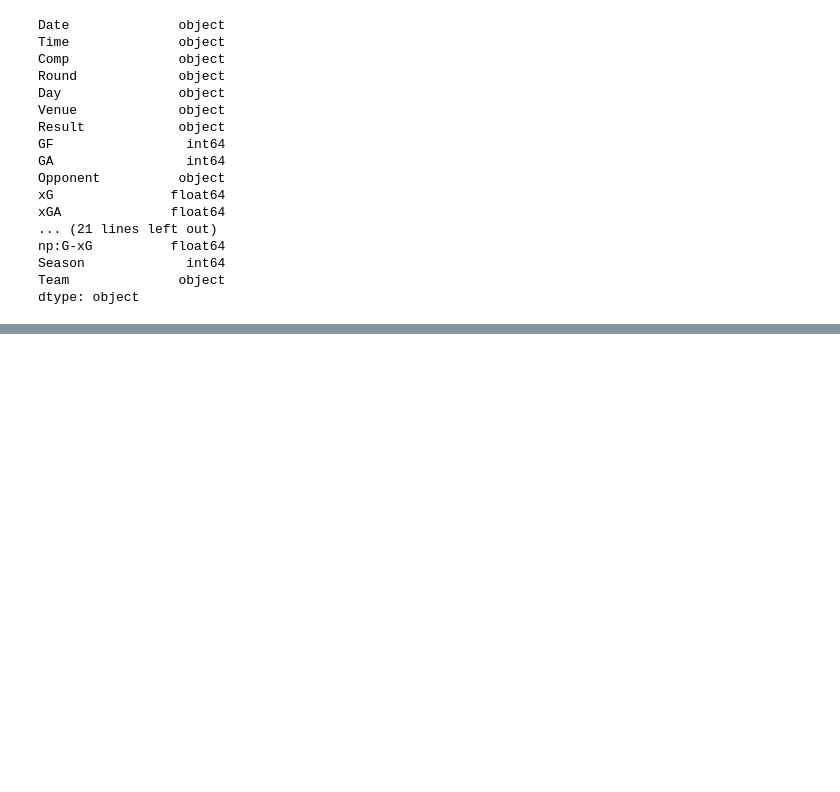
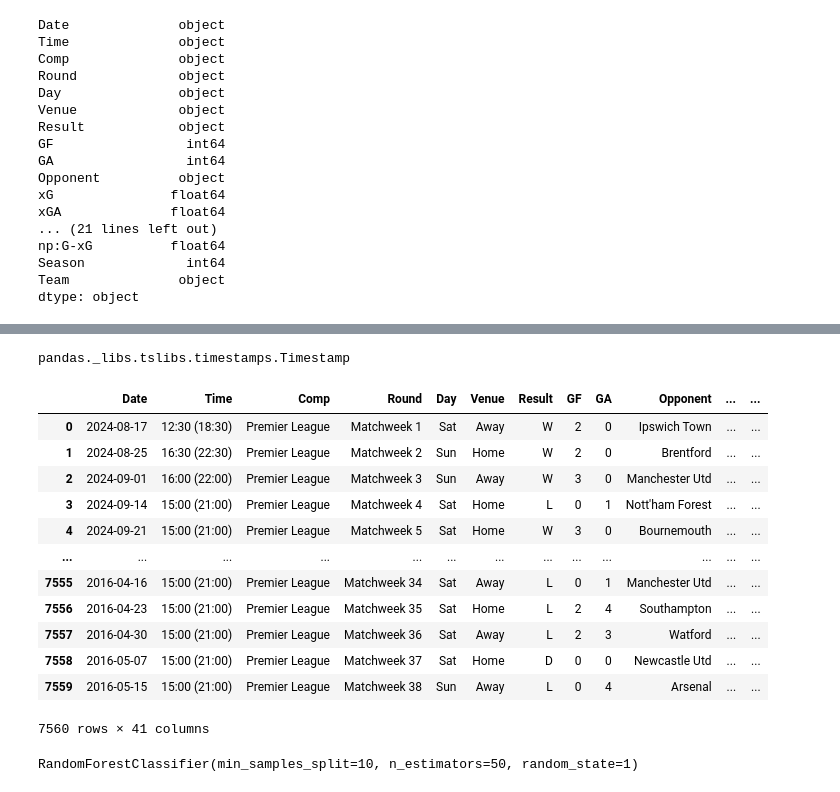
Before and after one commit to thanhbinh911/ML-Project-Football-Prediction, a Jupyter notebook: training.ipynb, the cells around one changed output, grey strips where cells are left out. Cells and saved outputs as stored; diff of their text form; code cells hidden in the pictures; blank space fills up the shorter version.

Commit message:
Test Random Forest Algorithm

```diff
--- a/training.ipynb
+++ b/training.ipynb
@@ -46,0 +99,8 @@ dtype: object
+# %%
+matches["Hour"] = matches["Time"].str.extract(r"(\d{2}:\d{2})")
+# %%
+matches["Hour"] = matches["Hour"].str.replace(r":.+", "", regex=True).astype(int)
+# %%
+matches["day_code"] = matches["Date"].dt.dayofweek
+# %%
+matches["target"] = (matches["Result"] == "W").astype(int)
@@ -46,0 +111,4 @@ dtype: object
+# %%
+mid_season_2025 = matches[(matches["Season"] == 2025) & (matches["Round"].str.contains("19"))]["Date"].min()
+# %% [output]
+pandas._libs.tslibs.timestamps.Timestamp
@@ -46,0 +118,16 @@ dtype: object
+# %%
+matches
+# %% [output]
+|  | Date | Time | Comp | Round | Day | Venue | Result | GF | GA | Opponent | ... | ... |
+| 0 | 2024-08-17 | 12:30 (18:30) | Premier League | Matchweek 1 | Sat | Away | W | 2 | 0 | Ipswich Town | ... | ... |
+| 1 | 2024-08-25 | 16:30 (22:30) | Premier League | Matchweek 2 | Sun | Home | W | 2 | 0 | Brentford | ... | ... |
+| 2 | 2024-09-01 | 16:00 (22:00) | Premier League | Matchweek 3 | Sun | Away | W | 3 | 0 | Manchester Utd | ... | ... |
+| 3 | 2024-09-14 | 15:00 (21:00) | Premier League | Matchweek 4 | Sat | Home | L | 0 | 1 | Nott'ham Forest | ... | ... |
+| 4 | 2024-09-21 | 15:00 (21:00) | Premier League | Matchweek 5 | Sat | Home | W | 3 | 0 | Bournemouth | ... | ... |
+| ... | ... | ... | ... | ... | ... | ... | ... | ... | ... | ... | ... | ... |
+| 7555 | 2016-04-16 | 15:00 (21:00) | Premier League | Matchweek 34 | Sat | Away | L | 0 | 1 | Manchester Utd | ... | ... |
+| 7556 | 2016-04-23 | 15:00 (21:00) | Premier League | Matchweek 35 | Sat | Home | L | 2 | 4 | Southampton | ... | ... |
+| 7557 | 2016-04-30 | 15:00 (21:00) | Premier League | Matchweek 36 | Sat | Away | L | 2 | 3 | Watford | ... | ... |
+| 7558 | 2016-05-07 | 15:00 (21:00) | Premier League | Matchweek 37 | Sat | Home | D | 0 | 0 | Newcastle Utd | ... | ... |
+| 7559 | 2016-05-15 | 15:00 (21:00) | Premier League | Matchweek 38 | Sun | Away | L | 0 | 4 | Arsenal | ... | ... |
+7560 rows × 41 columns
@@ -46,0 +136,4 @@ dtype: object
+# %%
+rf.fit(train[predictors], train["target"])
+# %% [output]
+RandomForestClassifier(min_samples_split=10, n_estimators=50, random_state=1)
```
Also changed, not shown: parts of 46 cells of this notebook.
